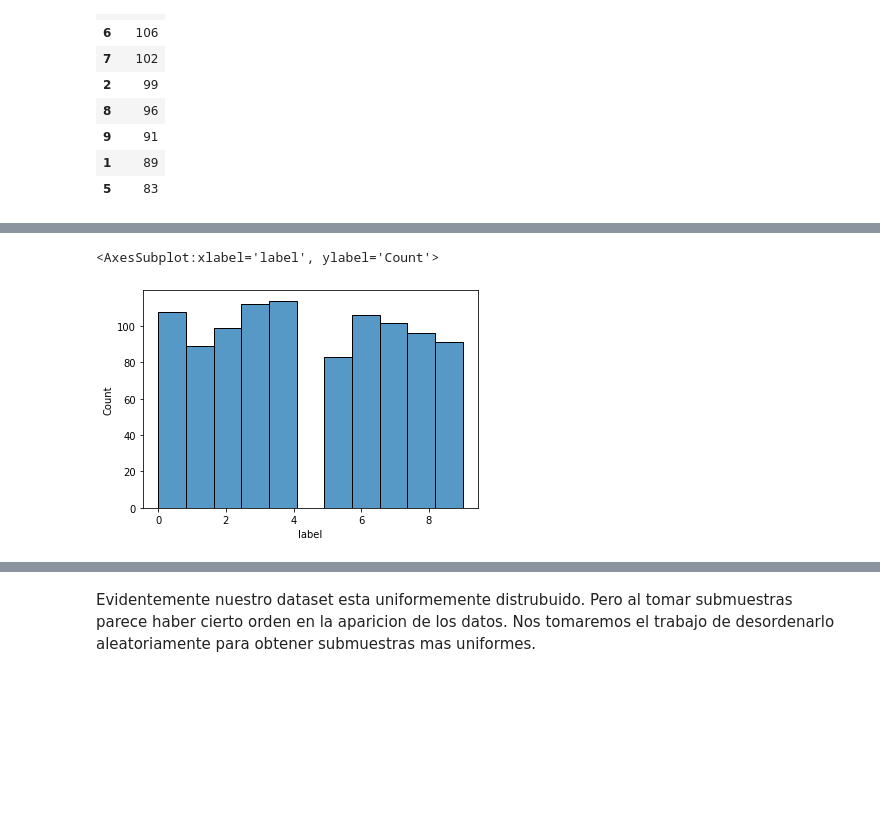
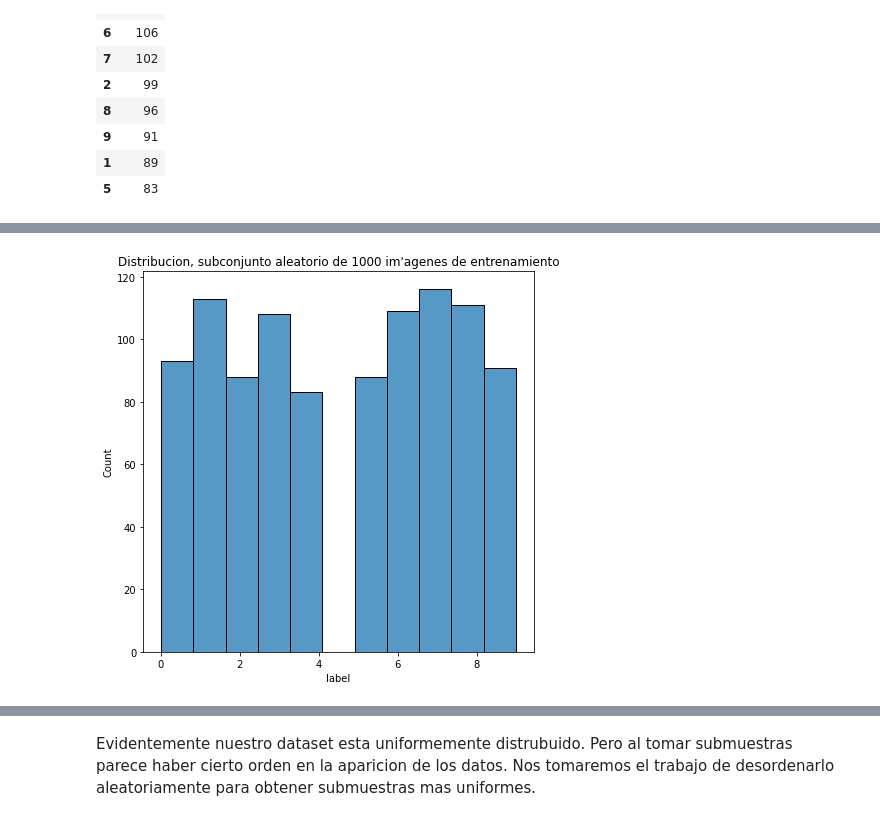
Before and after one commit to mszsorondo/metnum-TP4, a Jupyter notebook: experimentacion_basica.ipynb, the cells around one changed output, grey strips where cells are left out. Cells and saved outputs as stored; diff of their text form; code cells hidden in the pictures; blank space fills up the shorter version.

```diff
--- a/experimentacion_basica.ipynb
+++ b/experimentacion_basica.ipynb
@@ -142,5 +162,7 @@ submuestra_y
 # %%
-sns.histplot(y[:1000])
+plt.figure(figsize=(7,7))
+plt.title("Distribucion, subconjunto aleatorio de 1000 im\'agenes de entrenamiento")
+sns.histplot(y.sample(frac = 1)[:1000])
+plt.savefig("./graficos/dist-clases-train-1000")
 # %% [output]
-<AxesSubplot:xlabel='label', ylabel='Count'>
-[figure, old version]
+[figure, new version]
```
Also changed, not shown: parts of 15 cells of this notebook.
